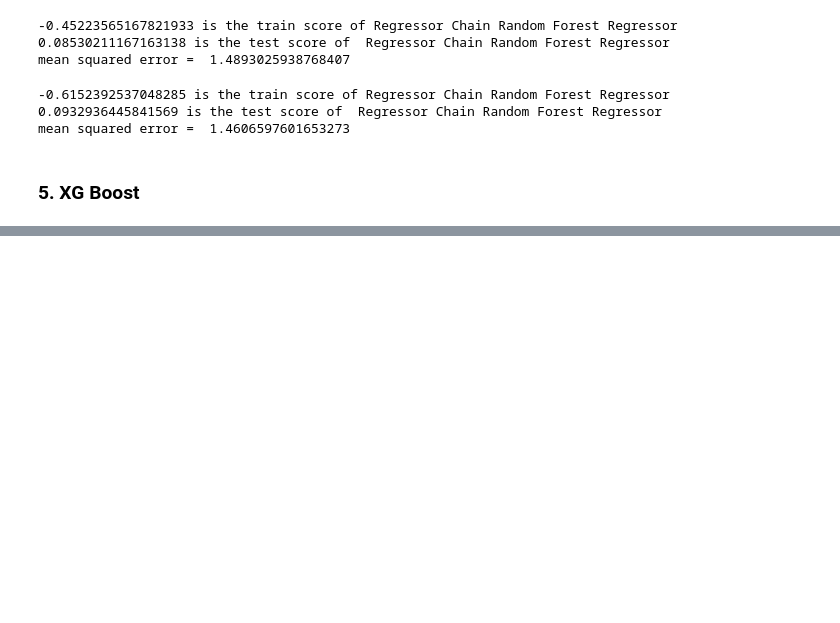
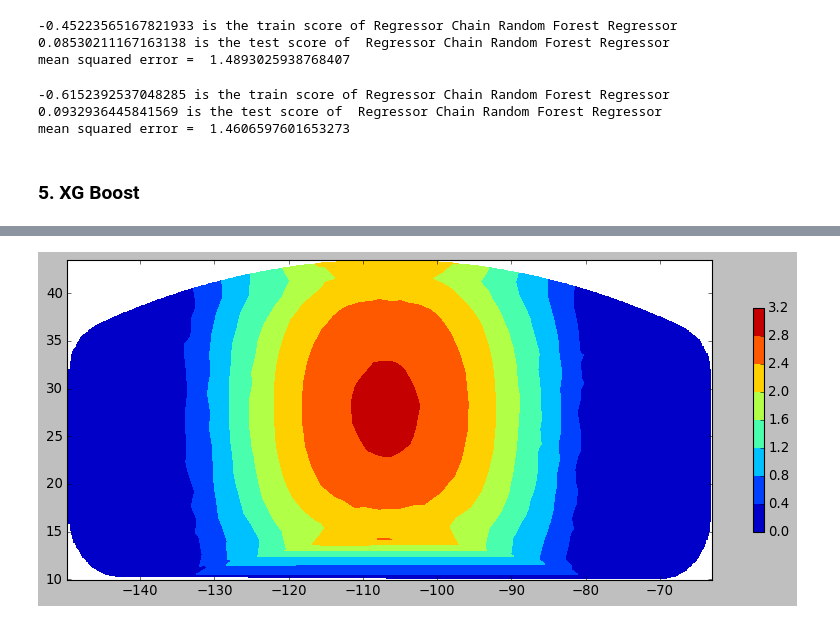
Before and after one commit to harish-maddukuri/BreakPad_Pressure_distribution_using_ML, a Jupyter notebook: Models based on design/Design_1.ipynb, the cells around one changed output, grey strips where cells are left out. Cells and saved outputs as stored; diff of their text form; code cells hidden in the pictures; blank space fills up the shorter version.

```diff
--- a/Models based on design/Design_1.ipynb
+++ b/Models based on design/Design_1.ipynb
@@ -283,0 +423,25 @@ mean squared error =  1.4606597601653273
+# %%
+x = results["X_cords"]
+y = results["Y_cords"]
+z = results["Pressure"]
+# %%
+from scipy.interpolate import griddata
+def plot_contour(x,y,z,resolution = 500,contour_method='linear'):
+    resolution = str(resolution)+'j'
+    X,Y = np.mgrid[min(x):max(x):complex(resolution),   min(y):max(y):complex(resolution)]
+    points = [[a,b] for a,b in zip(x,y)]
+    Z = griddata(points, z, (X, Y), method=contour_method)
+    return X,Y,Z
+
+X,Y,Z = plot_contour(x,y,z,resolution = 500,contour_method='linear')
+
+with plt.style.context("classic"):
+
+    fig, ax = plt.subplots(figsize=(13,5))
+
+    plt.colorbar(ax.contourf(X,Y,Z),shrink=0.7)
+    ax.xaxis.set_visible(True)
+    ax.yaxis.set_visible(True)
+    #cbar = plt.colorbar(cs)
+# %% [output]
+[figure, added]
```
Also changed, not shown: parts of 13 cells of this notebook.
